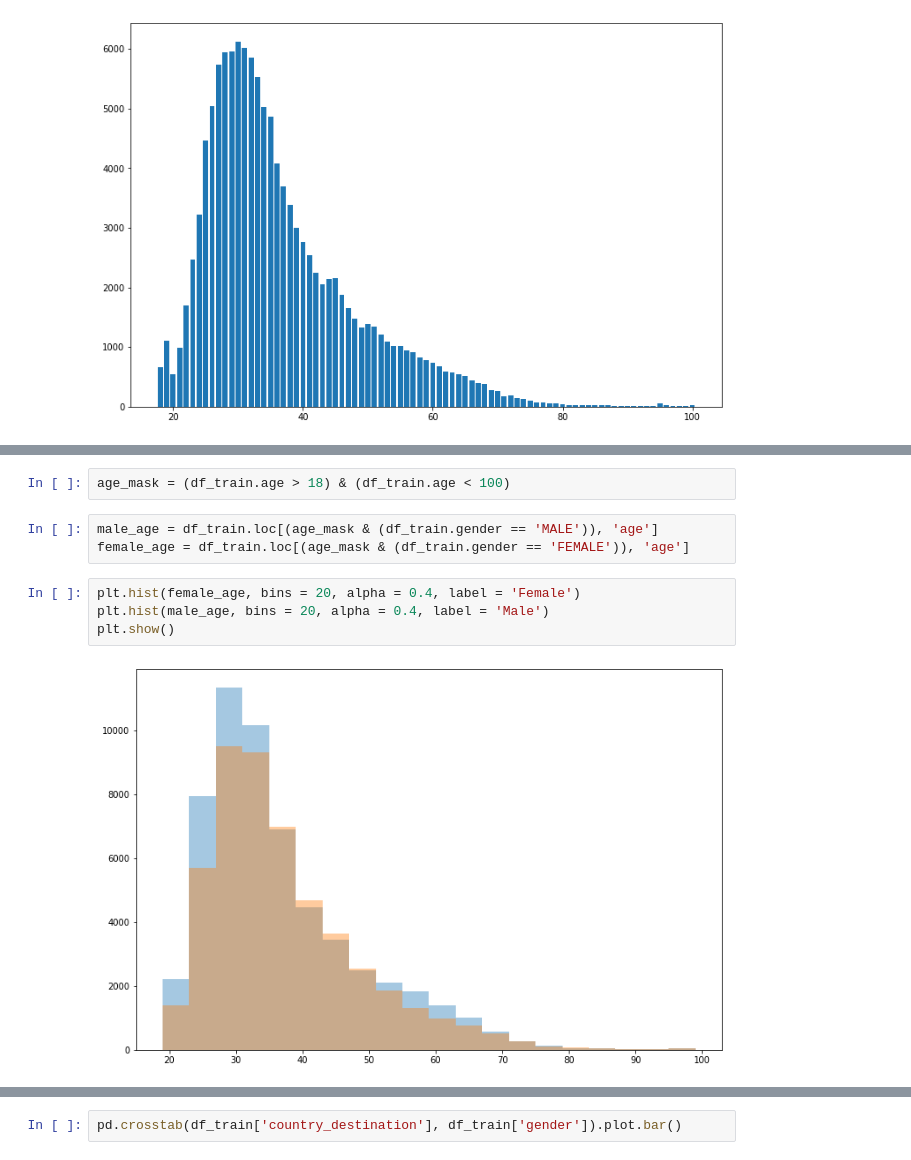
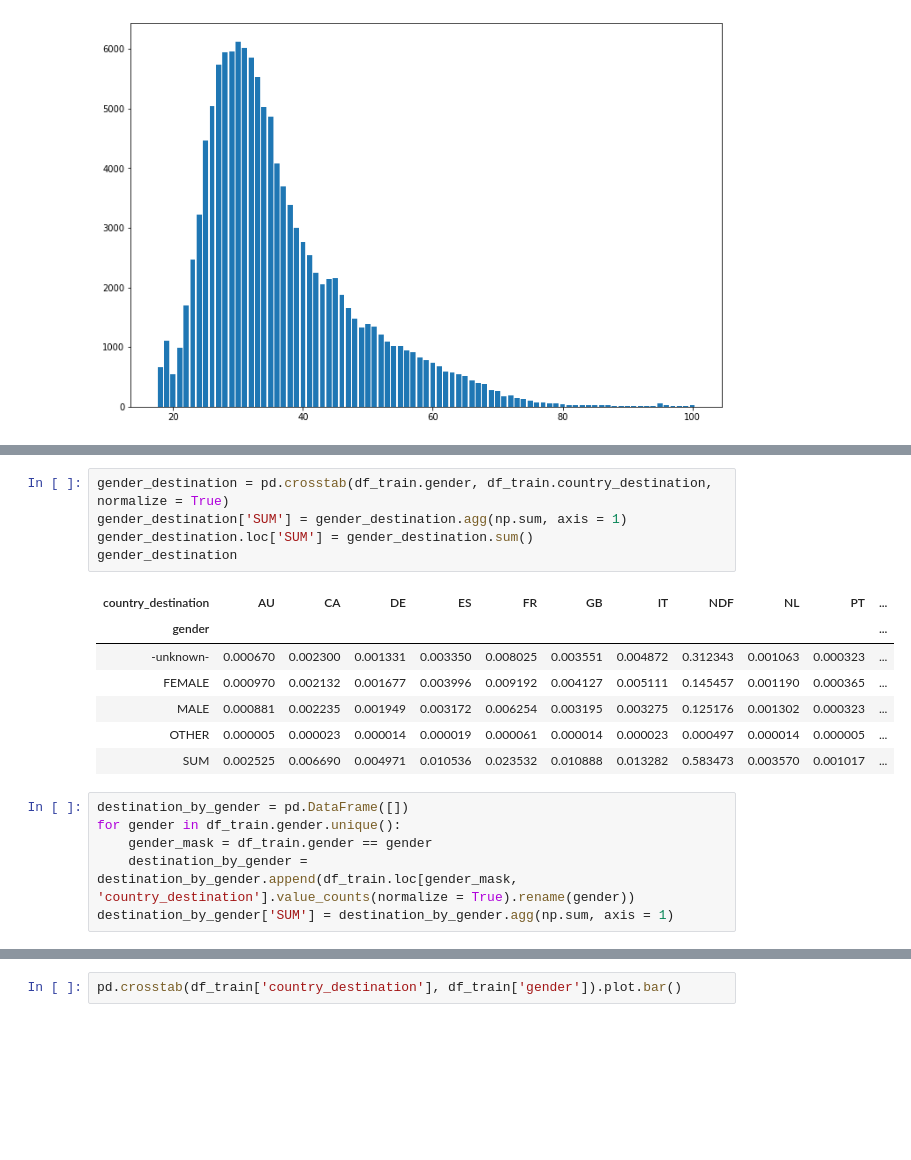
Before and after one commit to seonnyseo/data_analysis, a Jupyter notebook: airbnb_recruiting_new_user_bookings/notebook/eda.ipynb, the cells around one changed output, grey strips where cells are left out. Drawn from its saved outputs; the diff is of its cells as text; blank space fills up the shorter version.

```diff
--- a/airbnb_recruiting_new_user_bookings/notebook/eda.ipynb
+++ b/airbnb_recruiting_new_user_bookings/notebook/eda.ipynb
@@ -147,11 +201,19 @@ Name: gender, dtype: float64
-# %%
-age_mask = (df_train.age > 18) & (df_train.age < 100)
-# %%
-male_age = df_train.loc[(age_mask & (df_train.gender == 'MALE')), 'age']
-female_age = df_train.loc[(age_mask & (df_train.gender == 'FEMALE')), 'age']
-# %%
-plt.hist(female_age, bins = 20, alpha = 0.4, label = 'Female')
-plt.hist(male_age, bins = 20, alpha = 0.4, label = 'Male')
-plt.show()
-# %% [output]
-[figure, removed]
+# %%
+gender_destination = pd.crosstab(df_train.gender, df_train.country_destination, normalize = True)
+gender_destination['SUM'] = gender_destination.agg(np.sum, axis = 1)
+gender_destination.loc['SUM'] = gender_destination.sum()
+gender_destination
+# %% [output]
+| country_destination | AU | CA | DE | ES | FR | GB | IT | NDF | NL | PT | ... |
+| gender |  |  |  |  |  |  |  |  |  |  | ... |
+| -unknown- | 0.000670 | 0.002300 | 0.001331 | 0.003350 | 0.008025 | 0.003551 | 0.004872 | 0.312343 | 0.001063 | 0.000323 | ... |
+| FEMALE | 0.000970 | 0.002132 | 0.001677 | 0.003996 | 0.009192 | 0.004127 | 0.005111 | 0.145457 | 0.001190 | 0.000365 | ... |
+| MALE | 0.000881 | 0.002235 | 0.001949 | 0.003172 | 0.006254 | 0.003195 | 0.003275 | 0.125176 | 0.001302 | 0.000323 | ... |
+| OTHER | 0.000005 | 0.000023 | 0.000014 | 0.000019 | 0.000061 | 0.000014 | 0.000023 | 0.000497 | 0.000014 | 0.000005 | ... |
+| SUM | 0.002525 | 0.006690 | 0.004971 | 0.010536 | 0.023532 | 0.010888 | 0.013282 | 0.583473 | 0.003570 | 0.001017 | ... |
+# %%
+destination_by_gender = pd.DataFrame([])
+for gender in df_train.gender.unique():
+    gender_mask = df_train.gender == gender
+    destination_by_gender = destination_by_gender.append(df_train.loc[gender_mask, 'country_destination'].value_counts(normalize = True).rename(gender))
+destination_by_gender['SUM'] = destination_by_gender.agg(np.sum, axis = 1)
```
Also changed, not shown: parts of 24 cells of this notebook.
